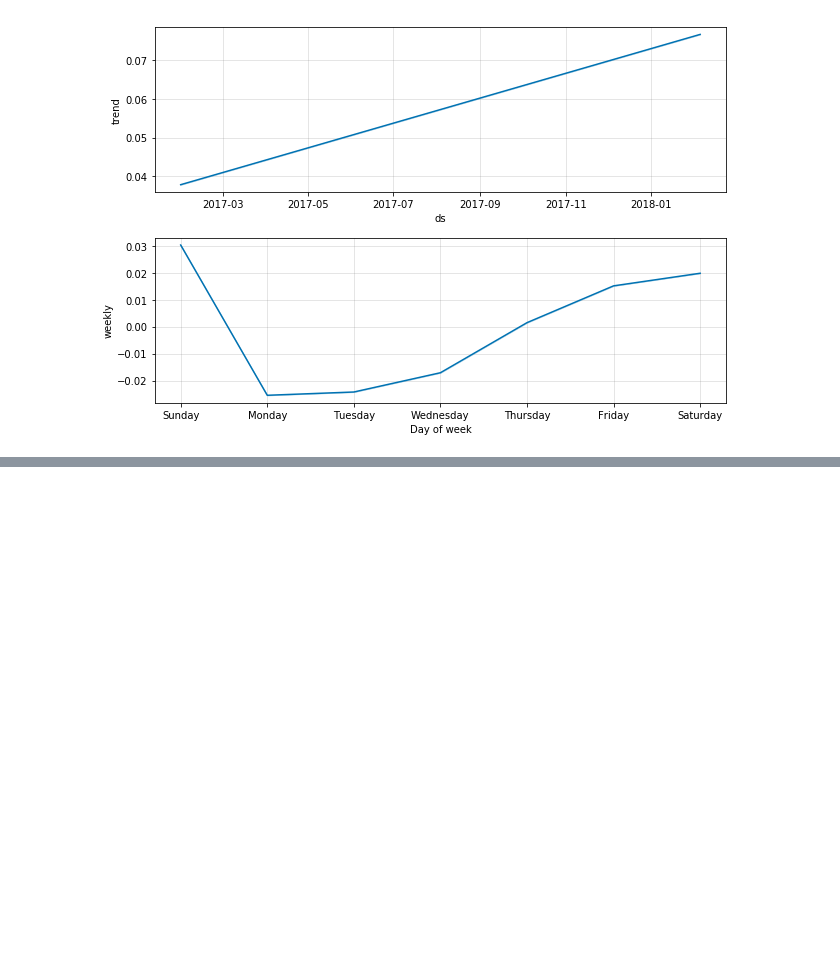
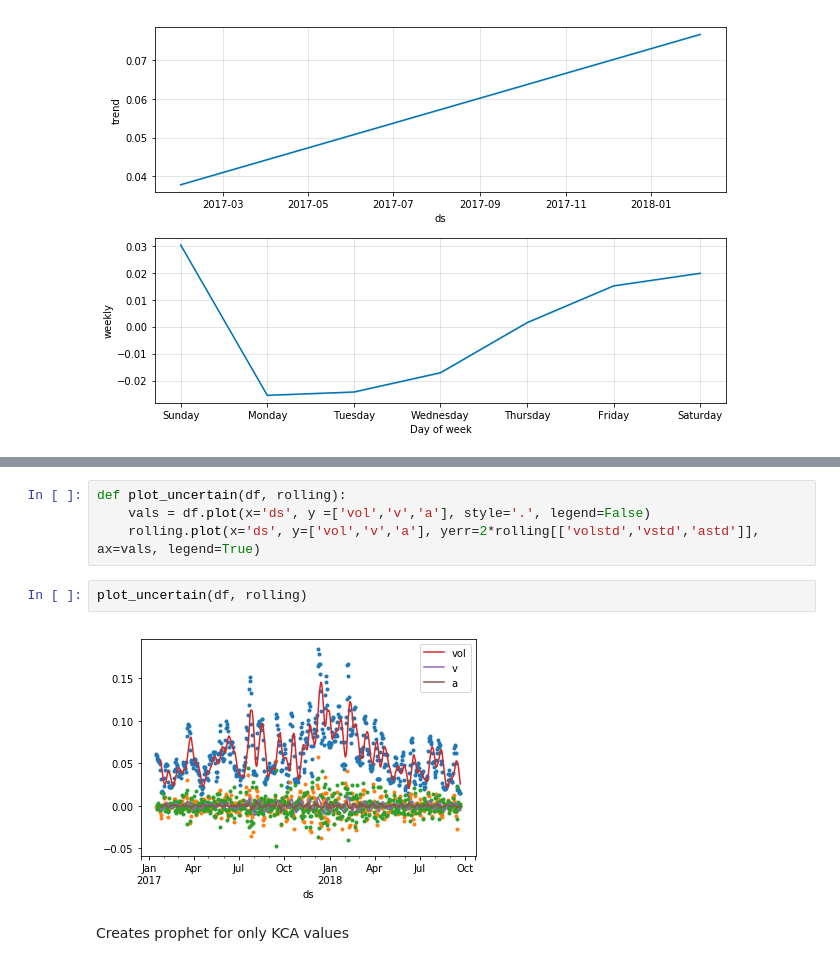
Before and after one commit to nmits/CapstoneProphetTests, a Jupyter notebook: Volatility Testing 10 Period.ipynb, the cells around one changed output, grey strips where cells are left out. Drawn from its saved outputs; the diff is of its cells as text; blank space fills up the shorter version.

```diff
--- a/Volatility Testing 10 Period.ipynb
+++ b/Volatility Testing 10 Period.ipynb
@@ -178,0 +229,10 @@ for i, df_week in d.items()[:5]:
+# %%
+def plot_uncertain(df, rolling):
+    vals = df.plot(x='ds', y =['vol','v','a'], style='.', legend=False)
+    rolling.plot(x='ds', y=['vol','v','a'], yerr=2*rolling[['volstd','vstd','astd']], ax=vals, legend=True)
+# %%
+plot_uncertain(df, rolling)
+# %% [output]
+[figure, added]
+# %% [markdown]
+Creates prophet for only KCA values
```
Also changed, not shown: parts of 40 cells of this notebook, 6 other files.
